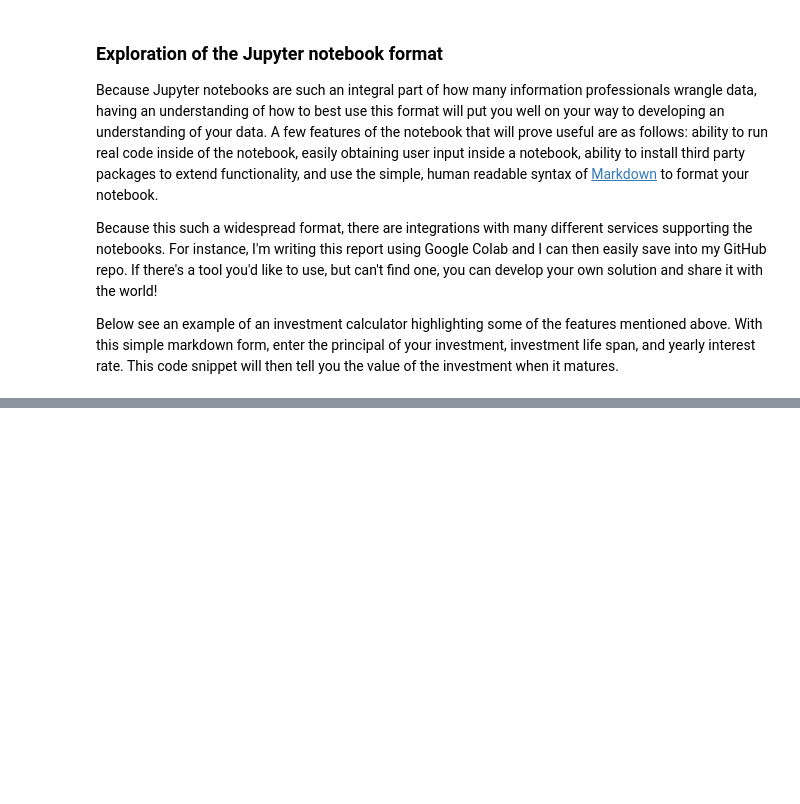
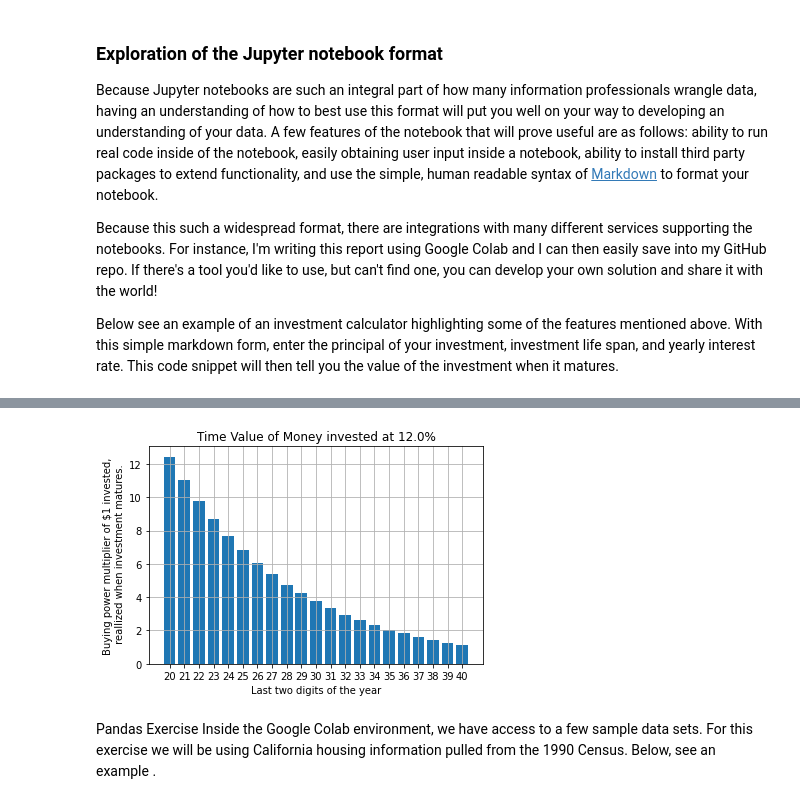
Before and after one commit to jdeweese1/ENGL_415_Final_Report, a Jupyter notebook: Final_Report.ipynb, the cells around one changed output, grey strips where cells are left out. Cells and saved outputs as stored; diff of their text form; code cells hidden in the pictures; blank space fills up the shorter version.

Commit message:
Add new visualizations

```diff
--- a/Final_Report.ipynb
+++ b/Final_Report.ipynb
@@ -29,17 +29,17 @@ Below see an example of an investment calculator highlighting some of the featur
 #@title Compound interest calculator
 #@markdown Enter data the below fields then hit the play button on the code box.
 
-investment_principal_dollars = 100  #@param {type: "number"}
-investment_timespan_years = 30 #@param {type: "number"}
-yearly_interest_rate = .05 #@param {type: "number", min:"0", max:".9"}
+investment_principal_dollars =   100#@param {type: "number"}
+investment_timespan_years =  30#@param {type: "number"}
+yearly_interest_rate = .08 #@param {type: "number", min:"0", max:".9"}
 from math import e
+from typing import Union
 
 
 def do_interest(p:Union[int, float], r:float, years:int) -> float:
     assert 0 <= r <= 1
-    n=4 # Assume compounded quarterly for simplicity.
-    adjusted_rate = 1+r/n
-    return p * (adjusted_rate)**(n*years)
+
+    return p * (e)**(r*years) # p*e^(rt)
 
 
 
@@ -87,0 +93,33 @@ The Pink site also provides a case trajectory page, however it conveys much less
+# %%
+import matplotlib.pyplot as plt
+import numpy as np
+from datetime import datetime
+from collections import OrderedDict
+
+yearly_interest_rate = .12 #@param {type: "number", min:"0", max:".9"}
+cur_year = datetime.now().year
+investment_period = 21
+maturity_year = cur_year + investment_period
+data = OrderedDict()
+
+for i in range(investment_period):
+    year_num = cur_year + i
+    years_left_to_appreciate = maturity_year - year_num
+    data[year_num] = do_interest(p=1,r=yearly_interest_rate, years=years_left_to_appreciate)
+
+x = np.arange(investment_period)
+labels = [str(k)[-2:] for k in data.keys()]
+vals = [v for v in data.values()]
+
+plt.bar(x, height=vals)
+plt.title(f"Time Value of Money invested at {yearly_interest_rate*100}%")
+plt.xticks(x,labels=labels)
+plt.xlabel('Last two digits of the year')
+plt.ylabel('Buying power multiplier of $1 invested,\n reallized when investment matures.')
+plt.grid(b=True)
+plt.show()
+# %% [output]
+[figure, added]
+# %% [markdown]
+Pandas Exercise
+Inside the Google Colab environment, we have access to a few sample data sets. For this exercise we will be using California housing information pulled from the 1990 Census. Below, see an example .
```
Also changed, not shown: parts of 7 cells of this notebook.
